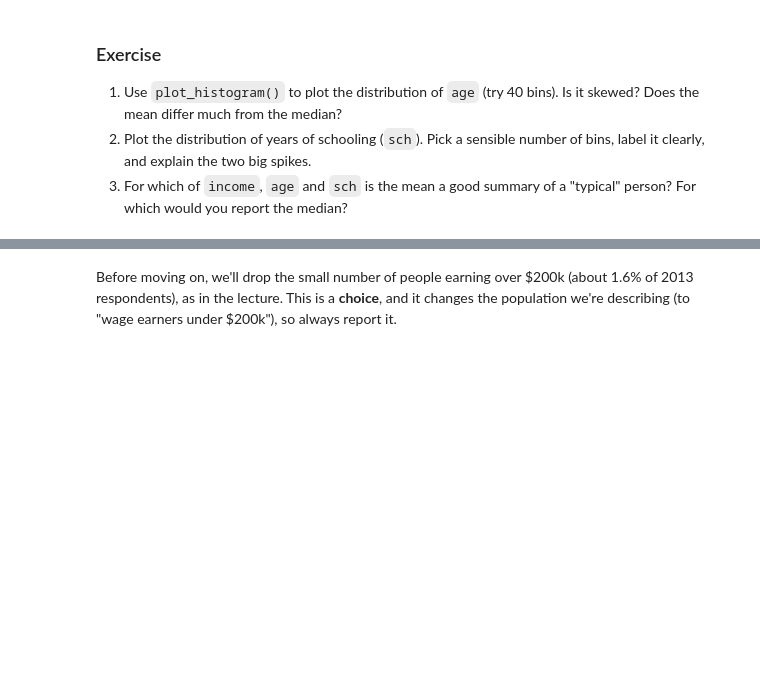
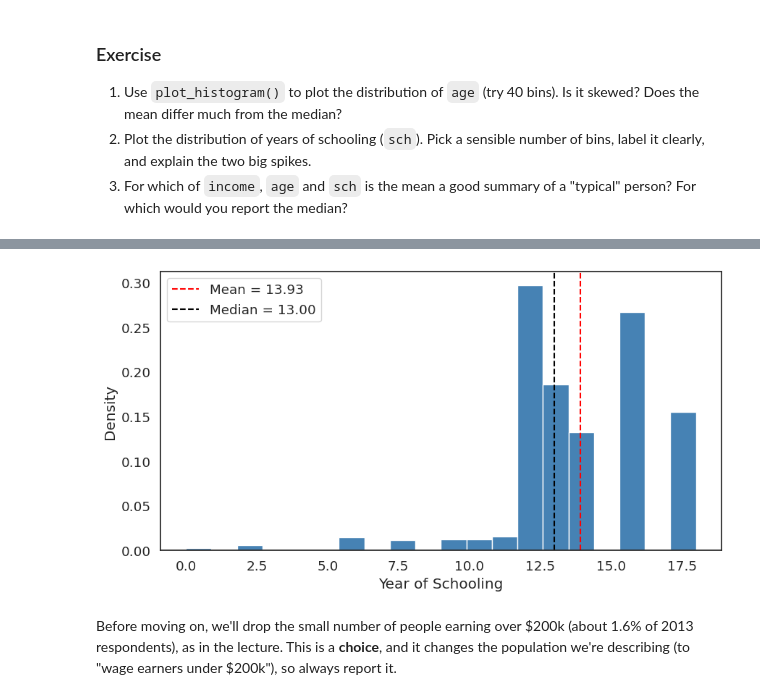
Before and after one commit to mao-gh/QM2, a Jupyter notebook: notebooks/W05. Distributions and Basic Statistics.ipynb, the cells around one changed output, grey strips where cells are left out. Cells and saved outputs as stored; diff of their text form; code cells hidden in the pictures; blank space fills up the shorter version.

```diff
--- a/notebooks/W05. Distributions and Basic Statistics.ipynb
+++ b/notebooks/W05. Distributions and Basic Statistics.ipynb
@@ -260,5 +286,7 @@ plt.legend(); plt.show()
 # %%
-# your code here
+plot_histogram(df["sch"], bins = 20, xlab = "Year of Schooling")
+# %% [output]
+[figure, added]
 # %% [markdown]
 Before moving on, we'll drop the small number of people earning over \$200k (about 1.6% of 2013 respondents), as in the lecture. This is a **choice**, and it changes the population we're describing (to "wage earners under \$200k"), so always report it.
 # %%
```
Also changed, not shown: parts of 12 cells of this notebook.
